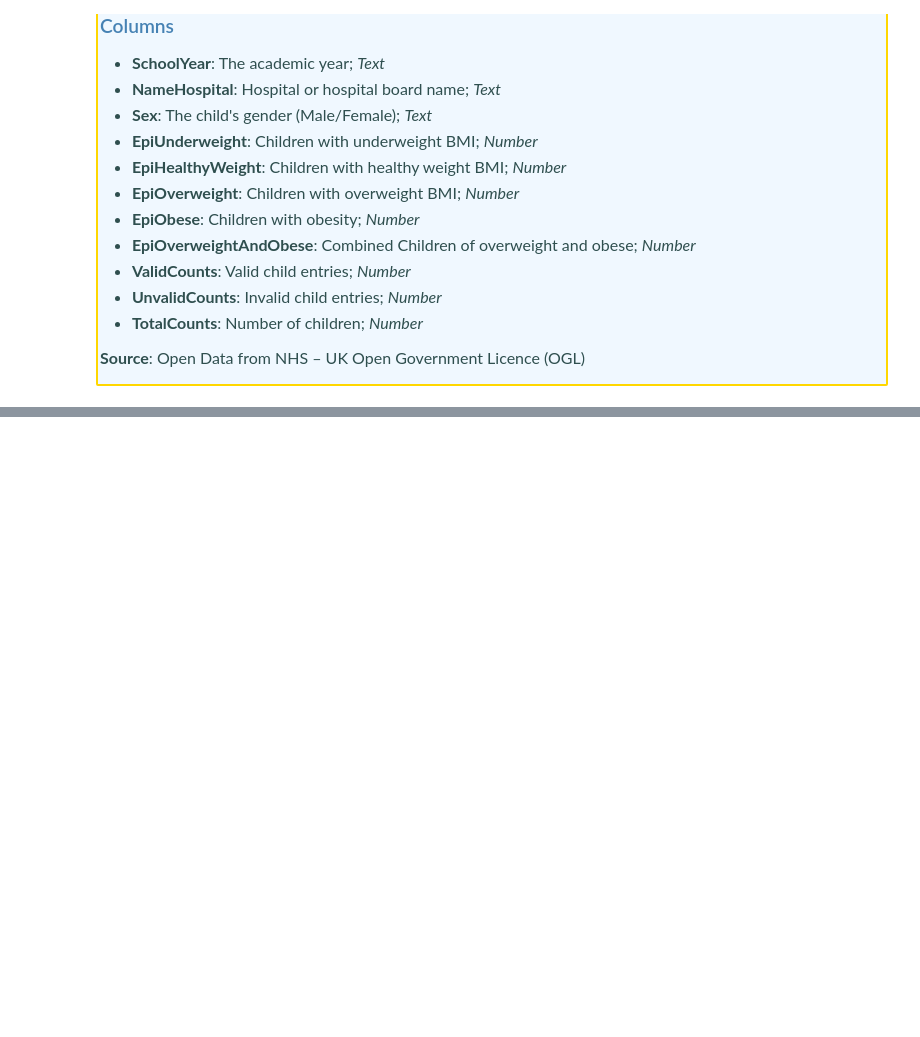
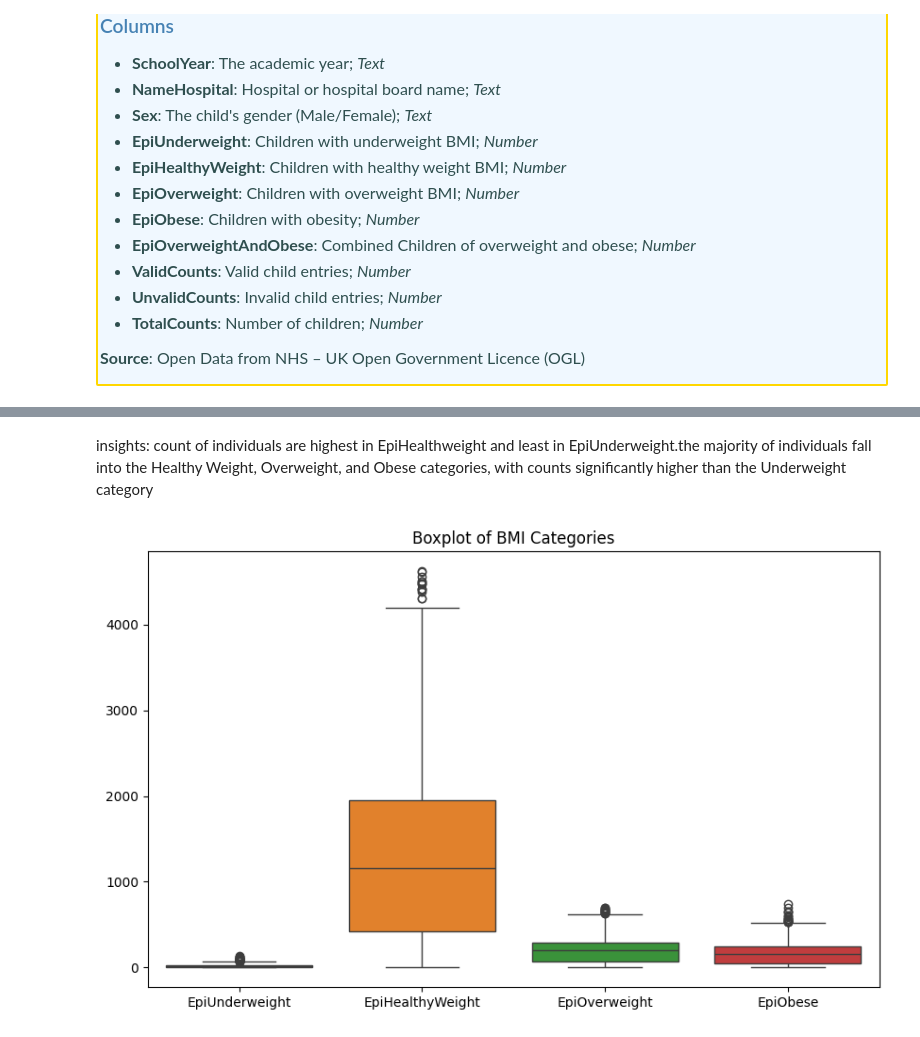
Before and after one commit to DataBells/child_weight_patterns, a Jupyter notebook: bmi_final.ipynb, the cells around one changed output, grey strips where cells are left out. Saved outputs shown, nothing was run; the diff lists cells and outputs as text; code cells hidden in the pictures; blank space fills up the shorter version.

Commit message:
added insights for analysis

```diff
--- a/bmi_final.ipynb
+++ b/bmi_final.ipynb
@@ -62,0 +303,9 @@
+# %% [markdown]
+insights: count of individuals are highest in EpiHealthweight and least in EpiUnderweight.the majority of individuals fall into the Healthy Weight, Overweight, and Obese categories, with counts significantly higher than the Underweight category
+# %%
+plt.figure(figsize=(10, 6))
+sns.boxplot(data=df[['EpiUnderweight', 'EpiHealthyWeight', 'EpiOverweight', 'EpiObese']])
+plt.title("Boxplot of BMI Categories")
+plt.show()
+# %% [output]
+[figure, added]
```
Also changed, not shown: parts of 71 cells of this notebook, 1 other file.
